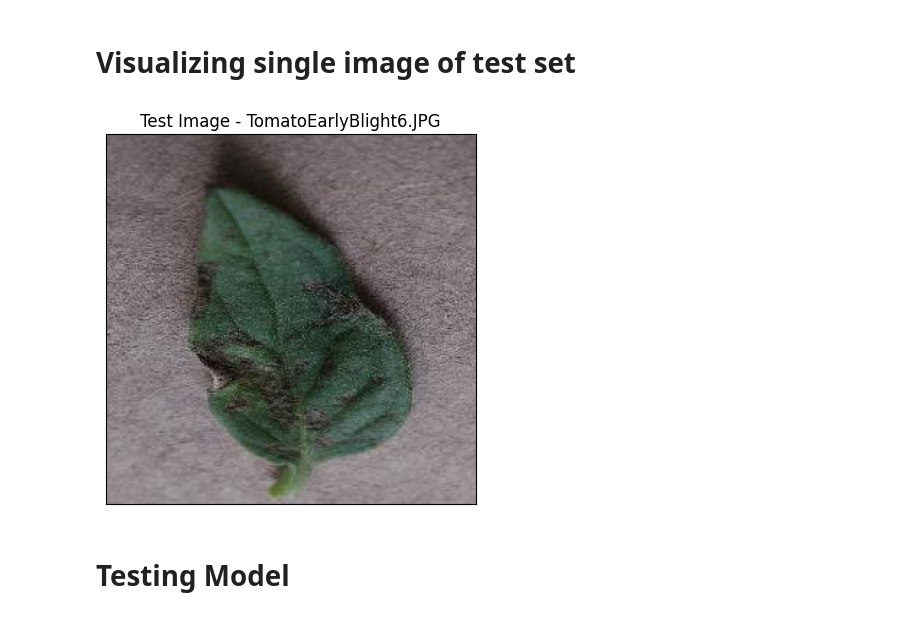
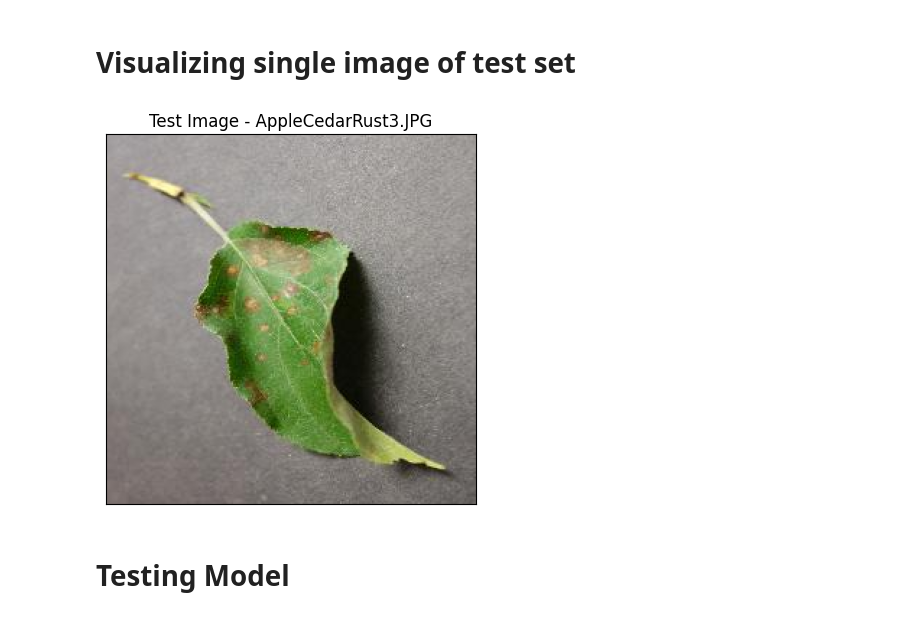
Before and after one commit to CrusaderGoT/AI-Crop-Disease-Detection, a Jupyter notebook: test_plant_disease.ipynb, the cells around one changed output. Saved outputs shown, nothing was run; the diff lists cells and outputs as text; code cells hidden in the pictures.

```diff
--- a/test_plant_disease.ipynb
+++ b/test_plant_disease.ipynb
@@ -13,18 +13,18 @@ model = tf.keras.models.load_model("trained_model.keras")
 # Visualizing single image of test set
 # %%
 # load image
-image_path = "dataset/test/test/TomatoEarlyBlight6.JPG"
+image_path = "dataset/test/test/AppleCedarRust3.JPG"
 img = cv2.imread(image_path)
 img = cv2.cvtColor(img, cv2.COLOR_BGR2RGB) # convert image to RGB format
 
 # display image
 plt.imshow(img)
 plt.xticks([])
 plt.yticks([])
 plt.title(f'Test Image - {image_path.split('/')[-1]}')
 plt.show()
 # %% [output]
-[figure, old version]
+[figure, new version]
 # %% [markdown]
 # Testing Model
 # %%
```
Also changed, not shown: parts of 3 cells of this notebook, 1 other file.
